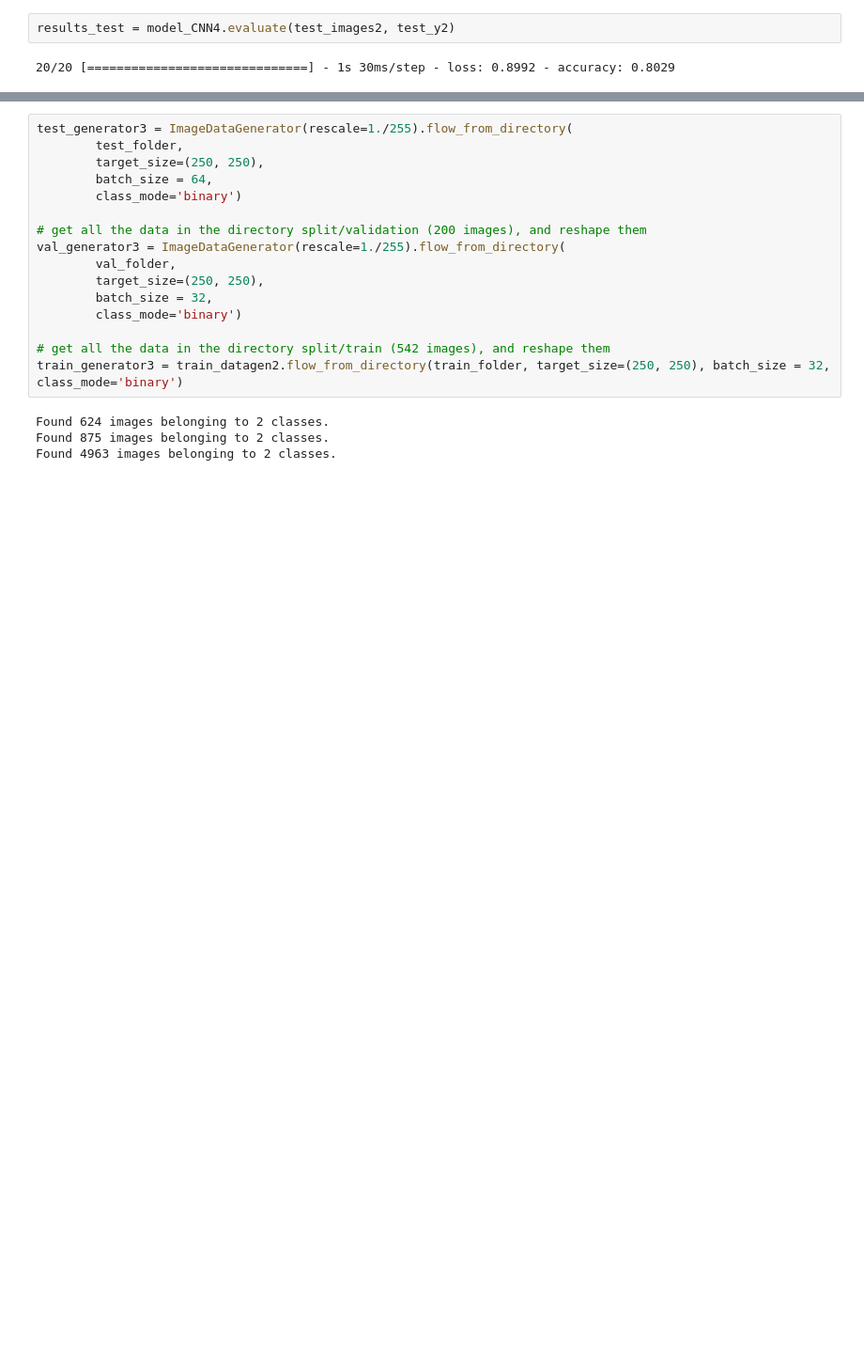
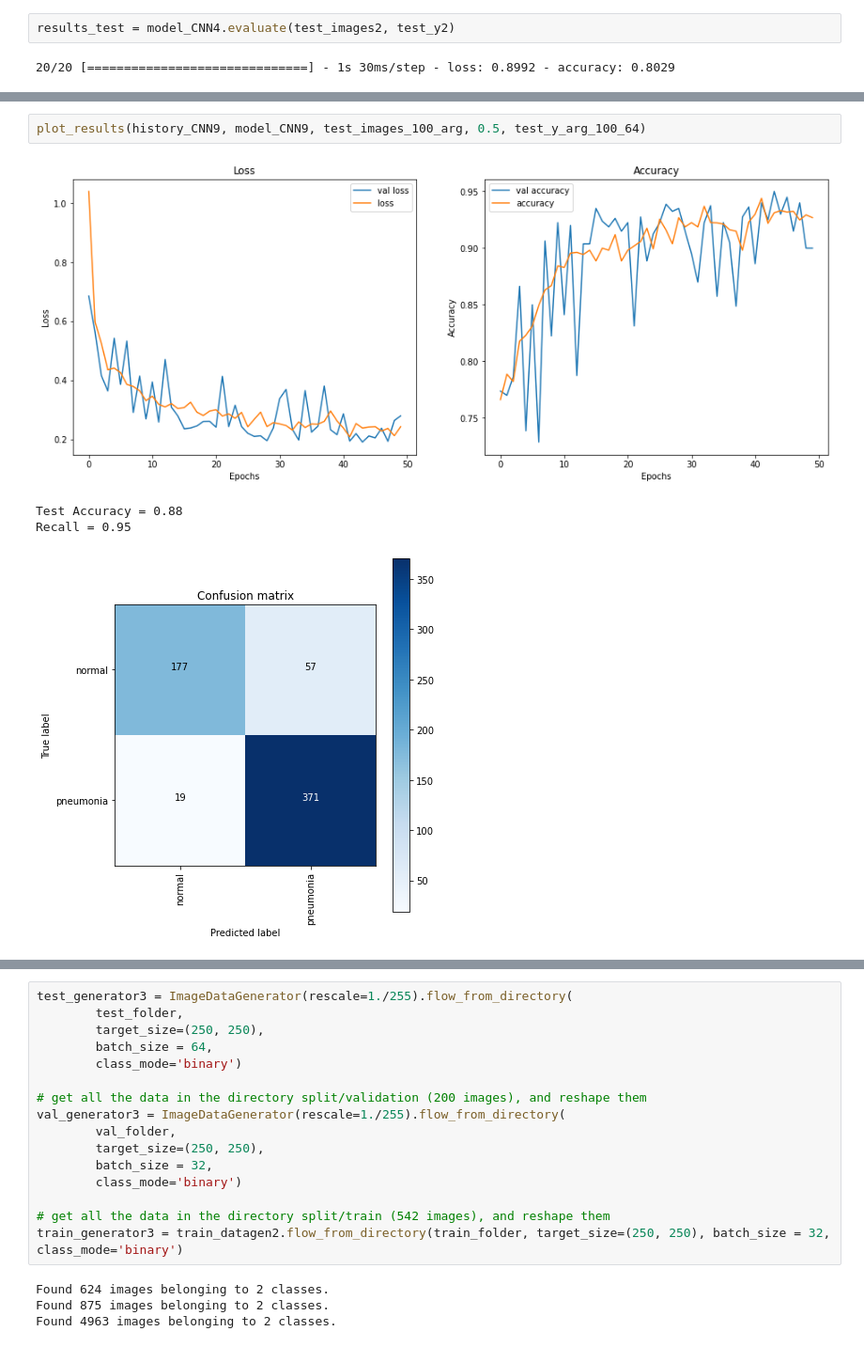
Before and after one commit to 314ka4y/Image_classification, a Jupyter notebook: Project_classification.ipynb, the cells around one changed output, grey strips where cells are left out. Shown at 94% size. Drawn from its saved outputs; the diff is of its cells as text; blank space fills up the shorter version.

```diff
--- a/Project_classification.ipynb
+++ b/Project_classification.ipynb
@@ -1501,0 +1241,7 @@ train_datagen2 = ImageDataGenerator(rescale=1./255,
+# %%
+plot_results(history_CNN9, model_CNN9, test_images_100_arg, 0.5, test_y_arg_100_64)
+# %% [output]
+[figure, added]
+Test Accuracy = 0.88
+Recall = 0.95
+[figure, added]
```
Also changed, not shown: parts of 139 cells of this notebook.
